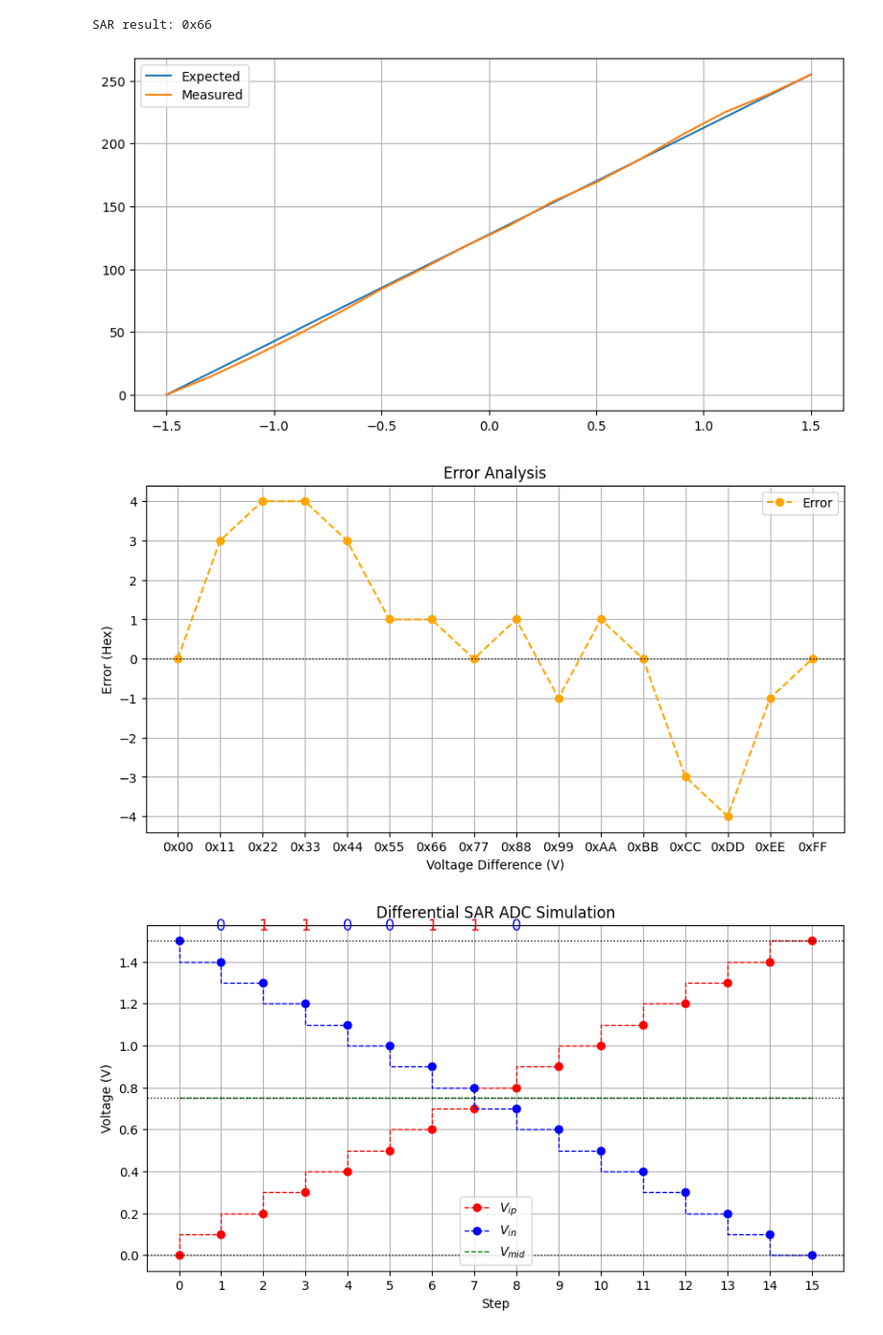
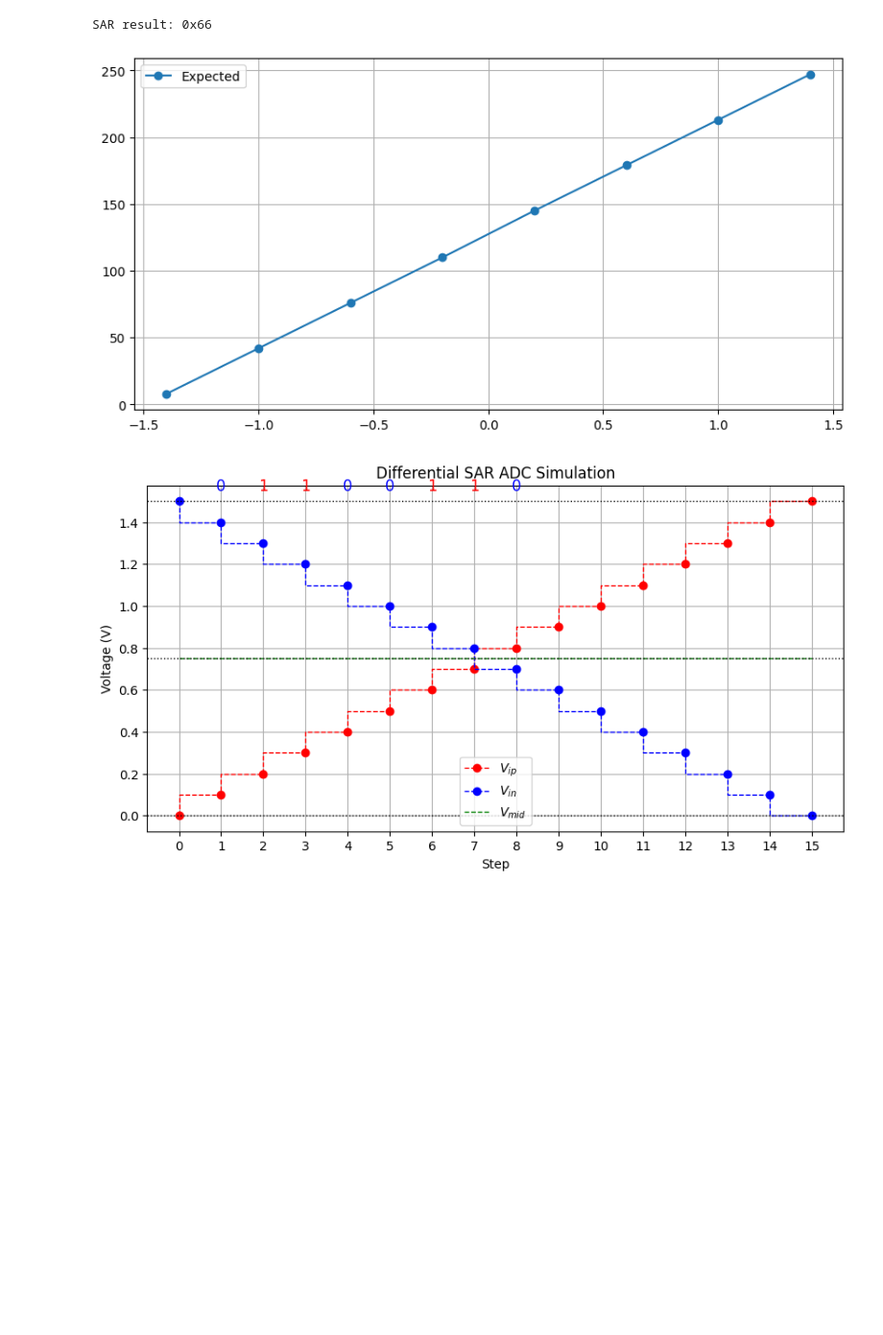
Before and after one commit to CedricHirschi/ngspice_cosim_inv, a Jupyter notebook: designs/diff/scripts/sar_sim.ipynb, the cells around one changed output. Shown at 96% size. Cells and saved outputs as stored; diff of their text form; code cells hidden in the pictures; blank space fills up the shorter version.

```diff
--- a/designs/diff/scripts/sar_sim.ipynb
+++ b/designs/diff/scripts/sar_sim.ipynb
@@ -112,35 +112,38 @@ ds.append(d)
 print(f"SAR result: 0x{result_convert(ds):X}")
 # %% [output]
 SAR result: 0x66
+# %%
+def convert(vip, vin, vref=1.5, n=8):
+    k = 1
+    vips = [vip, vip]
+    vins = [vin, vin]
+    ds = []
+
+    while k < n:
+        d, vip, vin = diff_sar_step(vip, vin, vref, k)
+        vips.append(vip)
+        vins.append(vin)
+        ds.append(d)
+        k += 1
+
+    d, _, _ = diff_sar_step(vip, vin, vref, k)
+    ds.append(d)
+
+    return result_convert(ds)
 # %%
-vips =      [0.0,   0.1,   0.2,   0.3,   0.4,   0.5,   0.6,   0.7,   0.8,   0.9,   1.0,   1.1,   1.2,   1.3,   1.4,   1.5]
-vins =      [1.5,   1.4,   1.3,   1.2,   1.1,   1.0,   0.9,   0.8,   0.7,   0.6,   0.5,   0.4,   0.3,   0.2,   0.1,   0.0]
-expecteds = [0x00,  0x11,  0x22,  0x33,  0x44,  0x55,  0x66,  0x77,  0x88,  0x99,  0xAA,  0xBB,  0xCC,  0xDD,  0xEE,  0xFF]
-measureds = [0x00,  0x0E,  0x1E,  0x2F,  0x41,  0x54,  0x65,  0x77,  0x87,  0x9A,  0xA9,  0xBB,  0xCF,  0xDD,  0xF0,  0xFF]
+vips =      [0.05, 0.25, 0.45, 0.65, 0.85, 1.05, 1.25, 1.45]
+vins =      [1.45, 1.25, 1.05, 0.85, 0.65, 0.45, 0.25, 0.05]
+expecteds = [convert(vip, vin) for vip, vin in zip(vips, vins)]
 # %%
 vdiffs = [vip - vin for vip, vin in zip(vips, vins)]
-errors = [expected - measured for expected, measured in zip(expecteds, measureds)]
 
 plt.figure(figsize=(10, 5))
-plt.plot(vdiffs, expecteds, label="Expected")
-plt.plot(vdiffs, measureds, label="Measured")
+plt.plot(vdiffs, expecteds, "o-", label="Expected")
 plt.legend()
 plt.grid()
 plt.show()
-
-plt.figure(figsize=(10, 5))
-plt.plot(vdiffs, errors, label="Error", marker='o', linestyle='--', color='orange')
-plt.axhline(0, color='black', linestyle=':', linewidth=1)
-plt.title('Error Analysis')
-plt.xlabel('Voltage Difference (V)')
-plt.ylabel('Error (Hex)')
-plt.xticks(vdiffs, [f'0x{m:02X}' for m in expecteds])
-plt.grid()
-plt.legend()
-plt.show()
 # %% [output]
-[figure, old version]
+[figure, new version]
-[figure, removed]
 # %%
 plt.figure(figsize=(10, 5))
 
```
